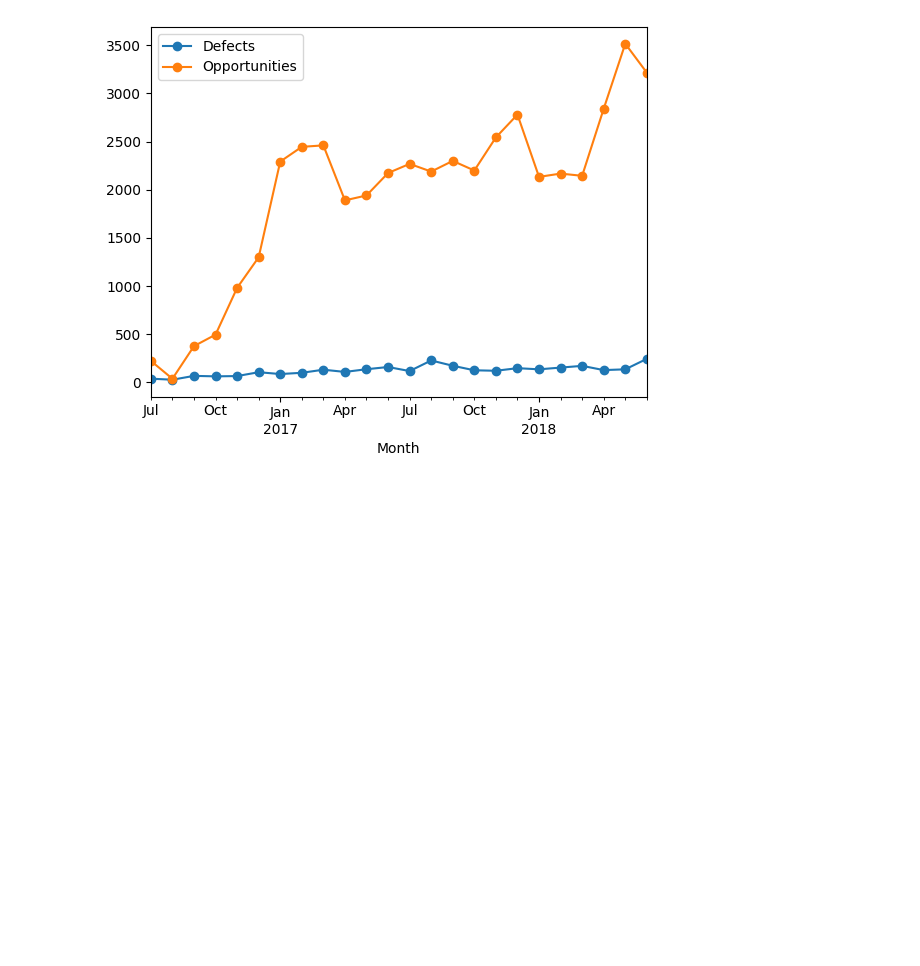
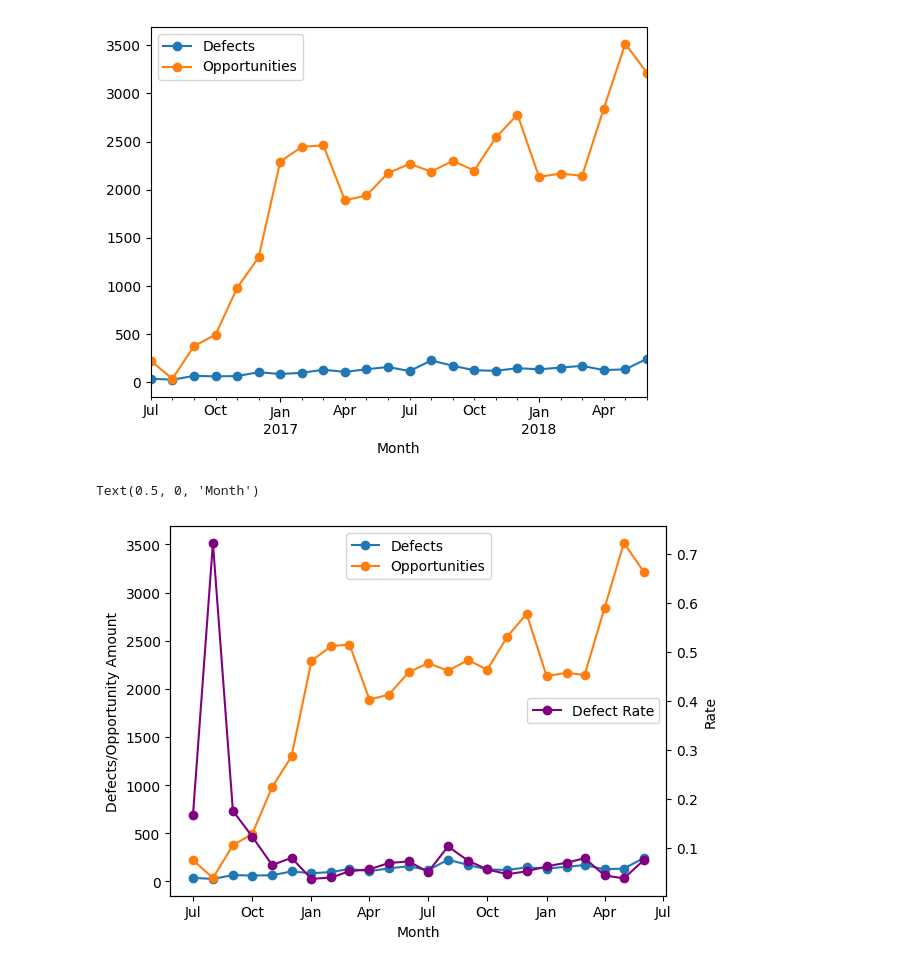
Before and after one commit to Zenog400/ds-m1-0424-code-solutions, a Jupyter notebook: visualization-project-laptop-defects/Laptop Defects.ipynb, the cells around one changed output. Cells and saved outputs as stored; diff of their text form; code cells hidden in the pictures; blank space fills up the shorter version.

```diff
--- a/visualization-project-laptop-defects/Laptop Defects.ipynb
+++ b/visualization-project-laptop-defects/Laptop Defects.ipynb
@@ -75,3 +75,31 @@ data.plot("Month", ["Defects", "Opportunities"], marker='o')
 # %% [output]
 <Axes: xlabel='Month'>
 [figure]
+# %%
+#init graph
+fig = plt.figure()
+ax = fig.add_subplot(111)
+ax2 = ax.twinx()
+
+#plot defects
+ax.plot(data["Month"],data["Defects"], marker='o',linestyle='-',label="Defects")
+
+#plot opportunities
+ax.plot(data["Month"],data["Opportunities"], marker='o',linestyle='-',label="Opportunities")
+ax.set_ylabel("Defects/Opportunity Amount")
+
+#plot defect rate (on second axis so different scale)
+ax2.plot(data["Month"],defect_rate,marker='o',linestyle='-',label="Defect Rate",color='purple')
+ax2.set_ylabel("Rate")
+
+#legend
+ax.legend(loc=9)
+ax2.legend(loc=7)
+
+#format x axis
+plt.gca().xaxis.set_major_locator(mdates.MonthLocator(bymonth=[1,4,7,10]))
+plt.gca().xaxis.set_major_formatter(mdates.DateFormatter('%b'))
+ax.set_xlabel("Month")
+# %% [output]
+Text(0.5, 0, 'Month')
+[figure, added]
```
Also changed, not shown: parts of 1 cell of this notebook.
